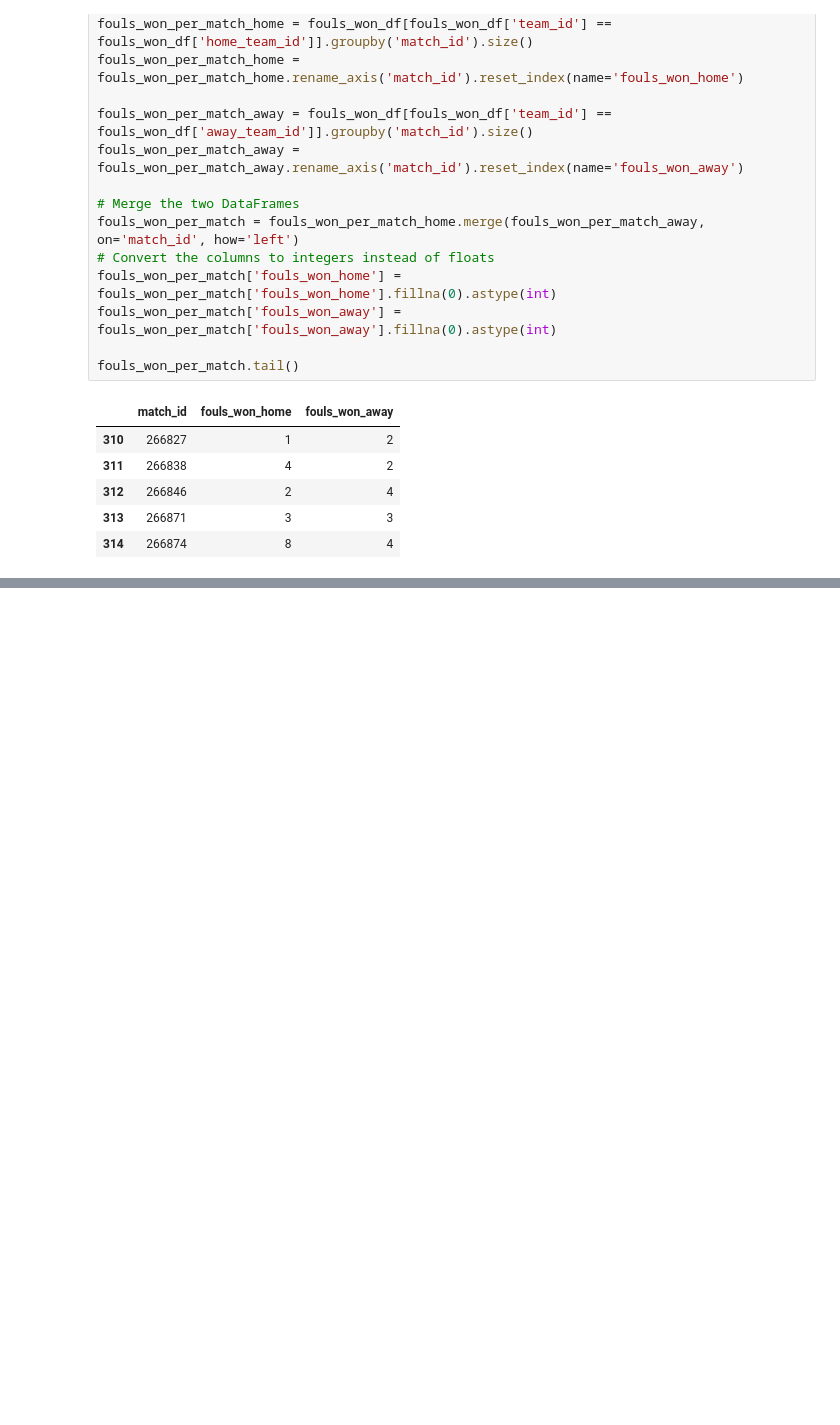
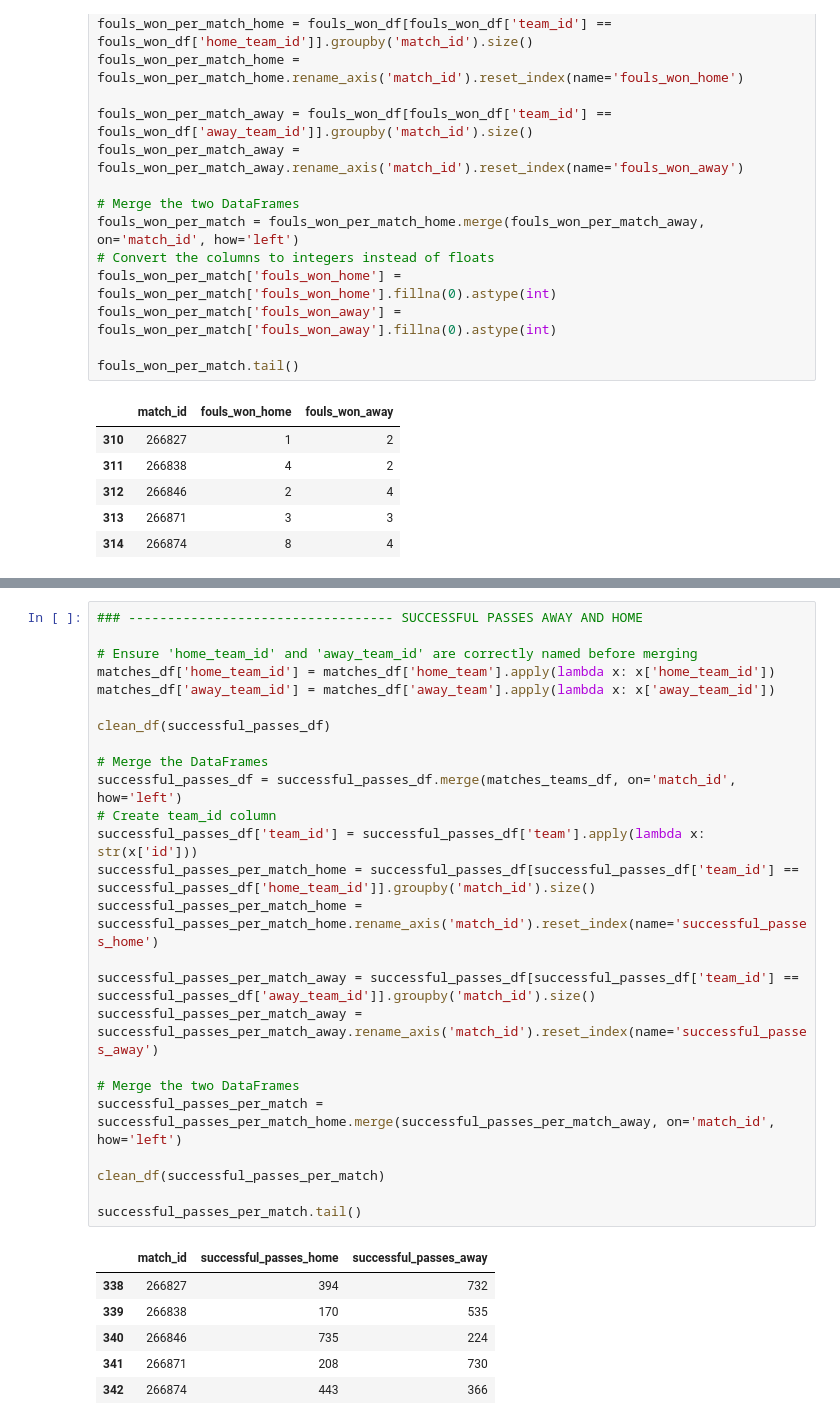
Before and after one commit to Nyvek4/winai-football, a Jupyter notebook: data_collect/ds_creation/statsbomb-formating.ipynb, the cells around one changed output, grey strips where cells are left out. Drawn from its saved outputs; the diff is of its cells as text; blank space fills up the shorter version.

```diff
--- a/data_collect/ds_creation/statsbomb-formating.ipynb
+++ b/data_collect/ds_creation/statsbomb-formating.ipynb
@@ -601,0 +680,32 @@ fouls_won_per_match.tail()
+# %%
+### ---------------------------------- SUCCESSFUL PASSES AWAY AND HOME
+
+# Ensure 'home_team_id' and 'away_team_id' are correctly named before merging
+matches_df['home_team_id'] = matches_df['home_team'].apply(lambda x: x['home_team_id'])
+matches_df['away_team_id'] = matches_df['away_team'].apply(lambda x: x['away_team_id'])
+
+clean_df(successful_passes_df)
+
+# Merge the DataFrames
+successful_passes_df = successful_passes_df.merge(matches_teams_df, on='match_id', how='left')
+# Create team_id column
+successful_passes_df['team_id'] = successful_passes_df['team'].apply(lambda x: str(x['id']))
+successful_passes_per_match_home = successful_passes_df[successful_passes_df['team_id'] == successful_passes_df['home_team_id']].groupby('match_id').size()
+successful_passes_per_match_home = successful_passes_per_match_home.rename_axis('match_id').reset_index(name='successful_passes_home')
+
+successful_passes_per_match_away = successful_passes_df[successful_passes_df['team_id'] == successful_passes_df['away_team_id']].groupby('match_id').size()
+successful_passes_per_match_away = successful_passes_per_match_away.rename_axis('match_id').reset_index(name='successful_passes_away')
+
+# Merge the two DataFrames
+successful_passes_per_match = successful_passes_per_match_home.merge(successful_passes_per_match_away, on='match_id', how='left')
+
+clean_df(successful_passes_per_match)
+
+successful_passes_per_match.tail()
+# %% [output]
+|  | match_id | successful_passes_home | successful_passes_away |
+| 338 | 266827 | 394 | 732 |
+| 339 | 266838 | 170 | 535 |
+| 340 | 266846 | 735 | 224 |
+| 341 | 266871 | 208 | 730 |
+| 342 | 266874 | 443 | 366 |
```
Also changed, not shown: parts of 11 cells of this notebook.
